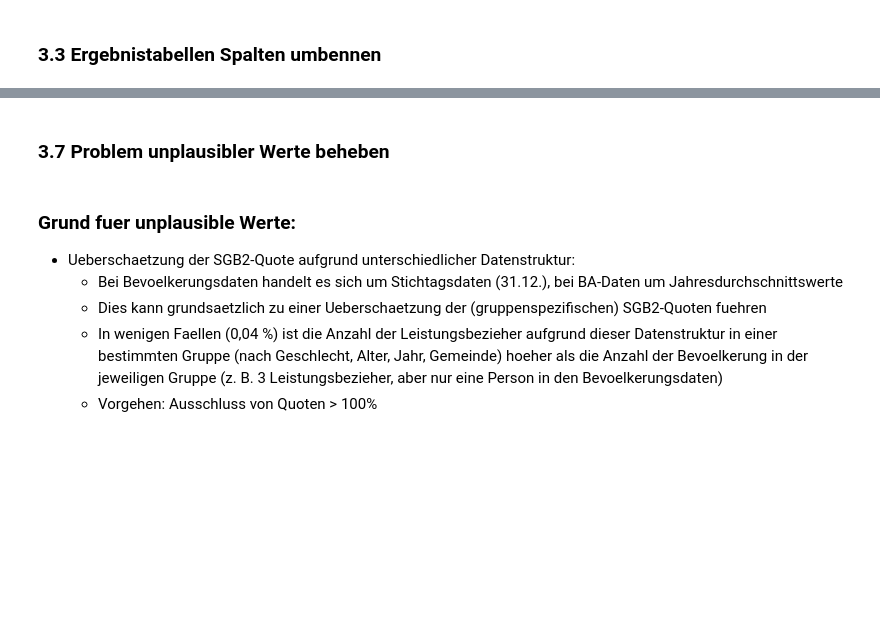
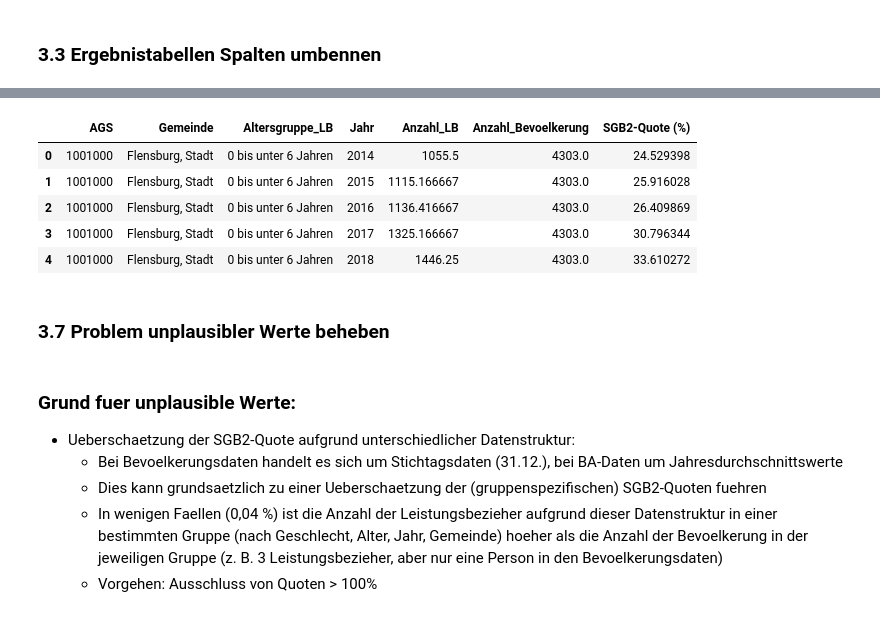
Before and after one commit to tobias-vetterle/mikrokosmos, a Jupyter notebook: aufbereitung_mikrokosmos.ipynb, the cells around one changed output, grey strips where cells are left out. Drawn from its saved outputs; the diff is of its cells as text; code cells hidden in the pictures; blank space fills up the shorter version.

```diff
--- a/aufbereitung_mikrokosmos.ipynb
+++ b/aufbereitung_mikrokosmos.ipynb
@@ -373,6 +481,16 @@ stacked_elb_beruf = stacked_elb_beruf[stacked_elb_beruf.arbeitsuchende_elb_insge
 
 # Berechnung der ELB-Quote nach Berufsausbildung (%)
 stacked_elb_beruf["ELB-Quote (%)"] = (stacked_elb_beruf["Anzahl"] / stacked_elb_beruf["arbeitsuchende_elb_insgesamt"]) * 100
+# %%
+# Tabellenkopf anzeigen
+stacked_lb_bev.head()
+# %% [output]
+|  | AGS | Gemeinde | Altersgruppe_LB | Jahr | Anzahl_LB | Anzahl_Bevoelkerung | SGB2-Quote (%) |
+| 0 | 1001000 | Flensburg, Stadt | 0 bis unter 6 Jahren | 2014 | 1055.5 | 4303.0 | 24.529398 |
+| 1 | 1001000 | Flensburg, Stadt | 0 bis unter 6 Jahren | 2015 | 1115.166667 | 4303.0 | 25.916028 |
+| 2 | 1001000 | Flensburg, Stadt | 0 bis unter 6 Jahren | 2016 | 1136.416667 | 4303.0 | 26.409869 |
+| 3 | 1001000 | Flensburg, Stadt | 0 bis unter 6 Jahren | 2017 | 1325.166667 | 4303.0 | 30.796344 |
+| 4 | 1001000 | Flensburg, Stadt | 0 bis unter 6 Jahren | 2018 | 1446.25 | 4303.0 | 33.610272 |
 # %% [markdown]
 ### 3.7 Problem unplausibler Werte beheben
 # %% [markdown]
```
Also changed, not shown: parts of 35 cells of this notebook.
